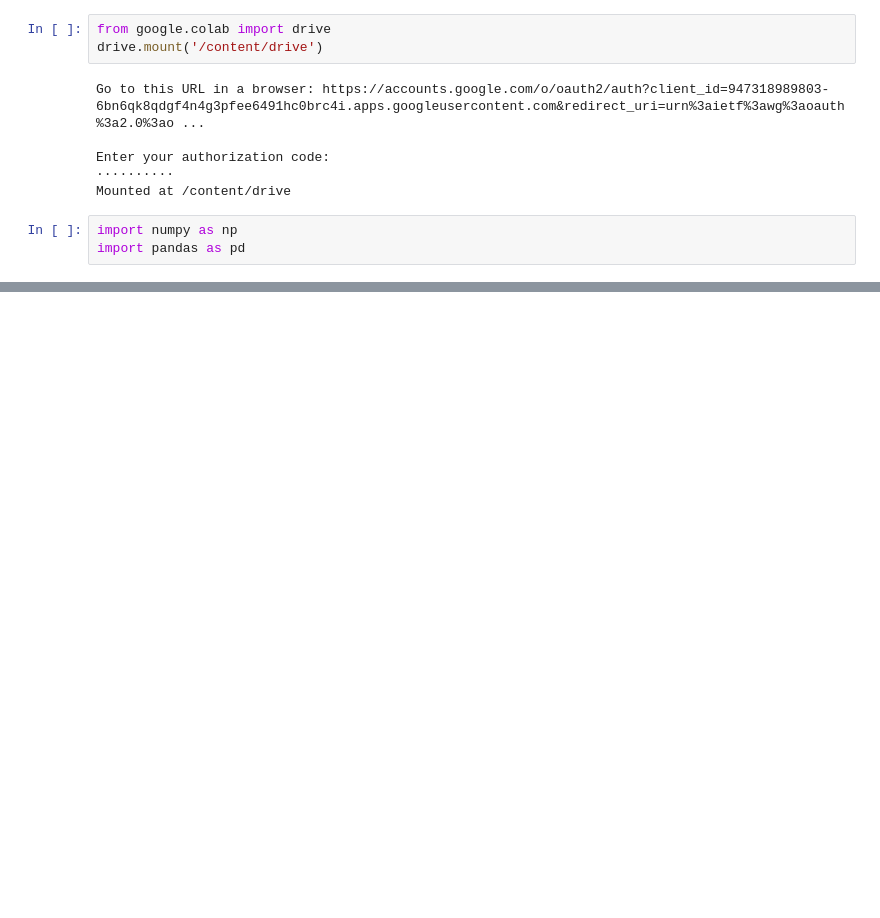
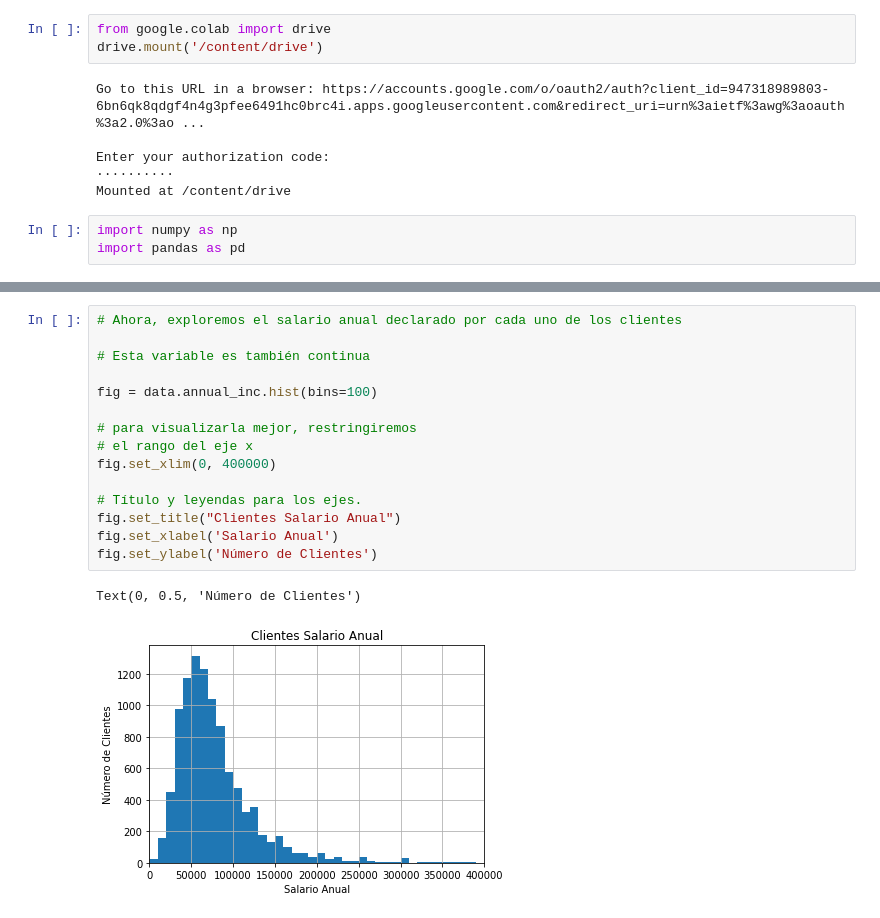
Before and after one commit to virf96/Chat-Bot, a Jupyter notebook: Tipos_de_variables.ipynb, the cells around one changed output, grey strips where cells are left out. Drawn from its saved outputs; the diff is of its cells as text; blank space fills up the shorter version.

```diff
--- a/Tipos_de_variables.ipynb
+++ b/Tipos_de_variables.ipynb
@@ -119,0 +158,18 @@ NameError: ignored
+# %%
+# Ahora, exploremos el salario anual declarado por cada uno de los clientes
+
+# Esta variable es también continua
+
+fig = data.annual_inc.hist(bins=100)
+
+# para visualizarla mejor, restringiremos
+# el rango del eje x
+fig.set_xlim(0, 400000)
+
+# Título y leyendas para los ejes.
+fig.set_title("Clientes Salario Anual")
+fig.set_xlabel('Salario Anual')
+fig.set_ylabel('Número de Clientes')
+# %% [output]
+Text(0, 0.5, 'Número de Clientes')
+[figure, added]
```
Also changed, not shown: parts of 25 cells of this notebook.
